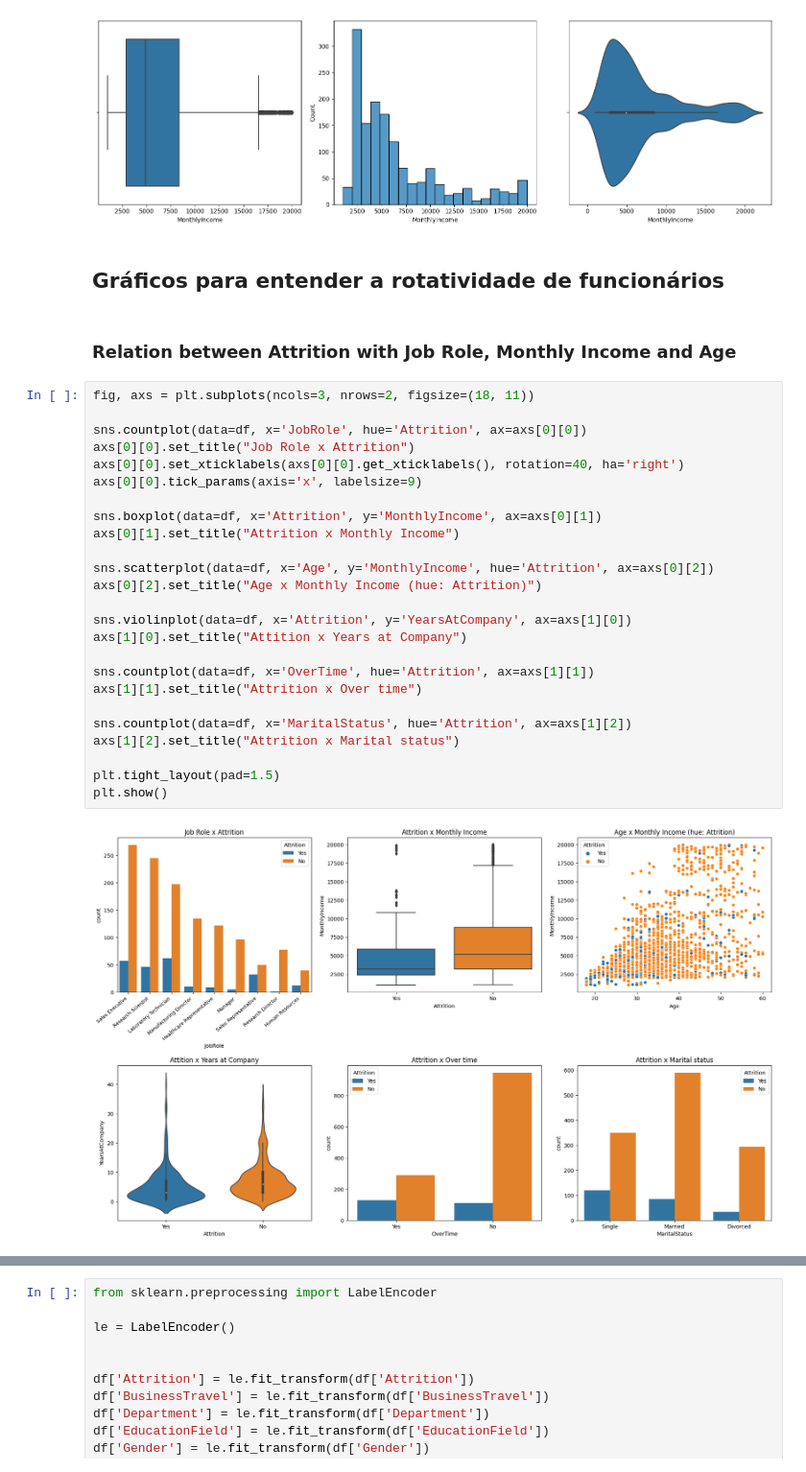
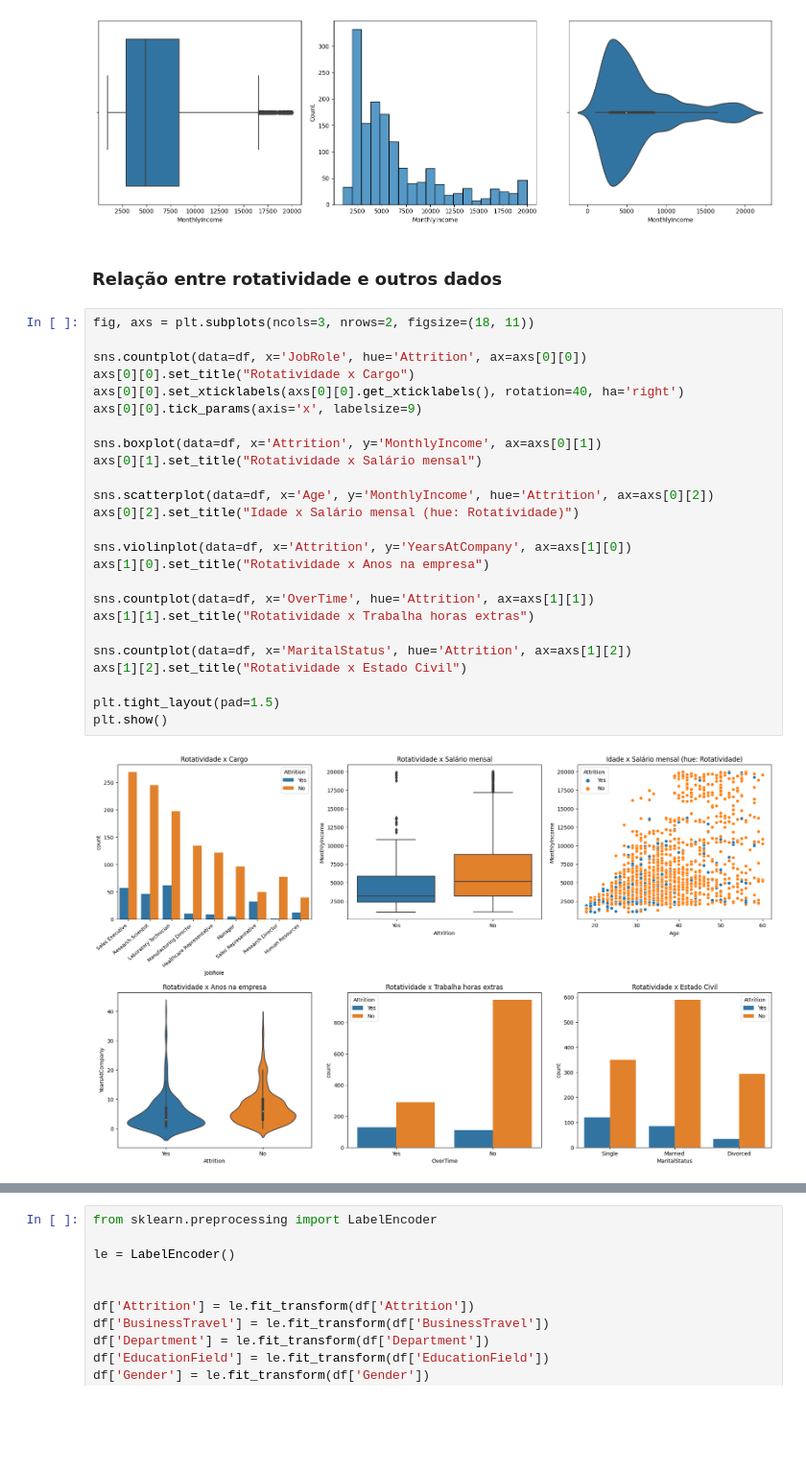
Before and after one commit to MarcoVMF/Introduction-to-Data-Science, a Jupyter notebook: main.ipynb, the cells around one changed output, grey strips where cells are left out. Shown at 96% size. Drawn from its saved outputs; the diff is of its cells as text; blank space fills up the shorter version.

Commit message:
Adição de alguns gráficos e explicação dos insights

```diff
--- a/main.ipynb
+++ b/main.ipynb
@@ -81,34 +118,32 @@ plt.tight_layout()
 plt.show()
 # %% [output]
 [figure]
-# %% [markdown]
-## Gráficos para entender a rotatividade de funcionários
-# %% [markdown]
-### Relation between Attrition with Job Role, Monthly Income and Age
+# %% [markdown]
+### Relação entre rotatividade e outros dados
 # %%
 fig, axs = plt.subplots(ncols=3, nrows=2, figsize=(18, 11))
 
 sns.countplot(data=df, x='JobRole', hue='Attrition', ax=axs[0][0])
-axs[0][0].set_title("Job Role x Attrition")
+axs[0][0].set_title("Rotatividade x Cargo")
 axs[0][0].set_xticklabels(axs[0][0].get_xticklabels(), rotation=40, ha='right')
 axs[0][0].tick_params(axis='x', labelsize=9)
 
 sns.boxplot(data=df, x='Attrition', y='MonthlyIncome', ax=axs[0][1])
-axs[0][1].set_title("Attrition x Monthly Income")
+axs[0][1].set_title("Rotatividade x Salário mensal")
 
 sns.scatterplot(data=df, x='Age', y='MonthlyIncome', hue='Attrition', ax=axs[0][2])
-axs[0][2].set_title("Age x Monthly Income (hue: Attrition)")
+axs[0][2].set_title("Idade x Salário mensal (hue: Rotatividade)")
 
 sns.violinplot(data=df, x='Attrition', y='YearsAtCompany', ax=axs[1][0])
-axs[1][0].set_title("Attition x Years at Company")
+axs[1][0].set_title("Rotatividade x Anos na empresa")
 
 sns.countplot(data=df, x='OverTime', hue='Attrition', ax=axs[1][1])
-axs[1][1].set_title("Attrition x Over time")
+axs[1][1].set_title("Rotatividade x Trabalha horas extras")
 
 sns.countplot(data=df, x='MaritalStatus', hue='Attrition', ax=axs[1][2])
-axs[1][2].set_title("Attrition x Marital status")
+axs[1][2].set_title("Rotatividade x Estado Civil")
 
 plt.tight_layout(pad=1.5)
 plt.show()
 # %% [output]
-[figure, old version]
+[figure, new version]
```
Also changed, not shown: parts of 11 cells of this notebook.
